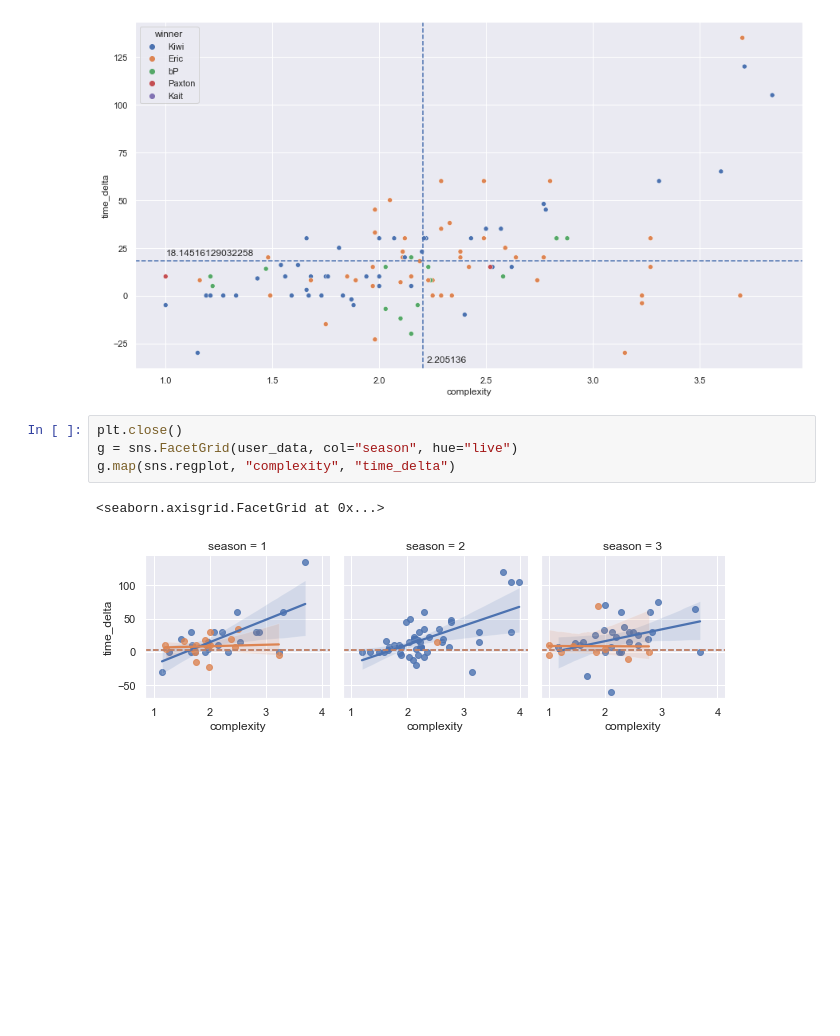
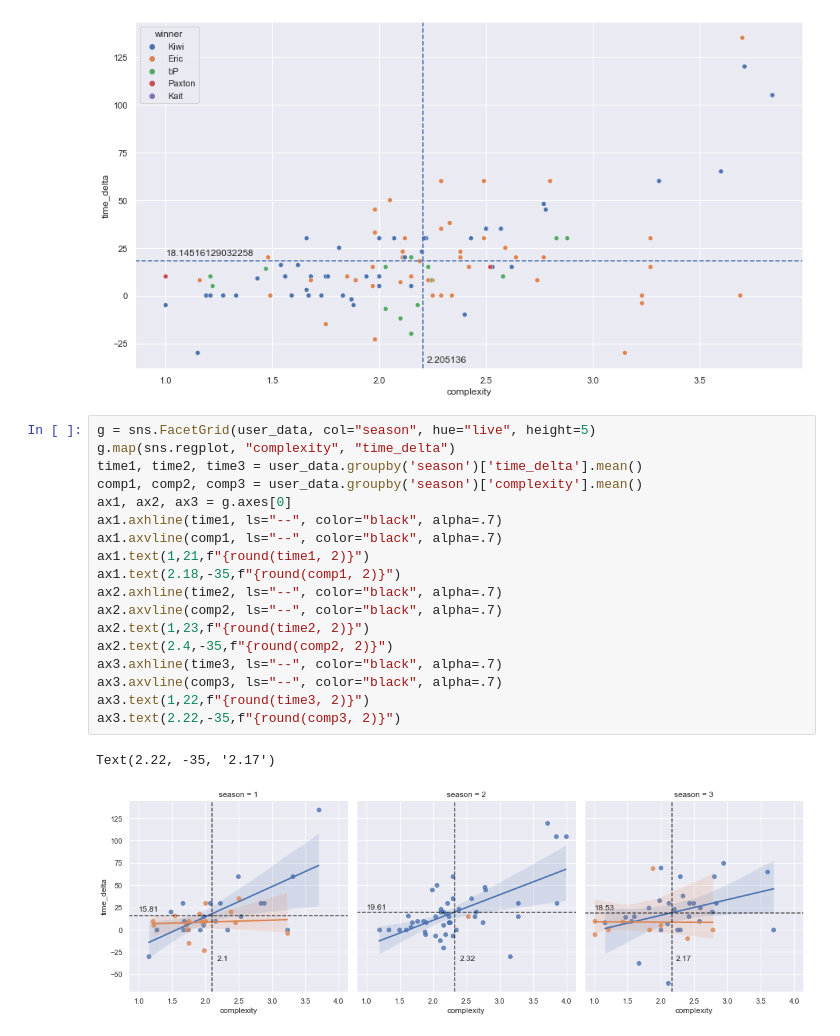
Before and after one commit to PNJaenichen/PNJaenichen.github.io, a Jupyter notebook: projects/firstTurnData/FTDataAnalysis.ipynb, the cells around one changed output. Cells and saved outputs as stored; diff of their text form; blank space fills up the shorter version.

Commit message:
added some additional libraries to the notebook and finished the time_delta/complexity charge

```diff
--- a/projects/firstTurnData/FTDataAnalysis.ipynb
+++ b/projects/firstTurnData/FTDataAnalysis.ipynb
@@ -48,10 +51,24 @@ plt.show()
 plt.close()
 # %% [output]
 [figure]
-# %%
-plt.close()
-g = sns.FacetGrid(user_data, col="season", hue="live")
-g.map(sns.regplot, "complexity", "time_delta")
-# %% [output]
-<seaborn.axisgrid.FacetGrid at 0x...>
-[figure, removed]
+# %%
+g = sns.FacetGrid(user_data, col="season", hue="live", height=5)
+g.map(sns.regplot, "complexity", "time_delta")
+time1, time2, time3 = user_data.groupby('season')['time_delta'].mean()
+comp1, comp2, comp3 = user_data.groupby('season')['complexity'].mean()
+ax1, ax2, ax3 = g.axes[0]
+ax1.axhline(time1, ls="--", color="black", alpha=.7)
+ax1.axvline(comp1, ls="--", color="black", alpha=.7)
+ax1.text(1,21,f"{round(time1, 2)}")
+ax1.text(2.18,-35,f"{round(comp1, 2)}")
+ax2.axhline(time2, ls="--", color="black", alpha=.7)
+ax2.axvline(comp2, ls="--", color="black", alpha=.7)
+ax2.text(1,23,f"{round(time2, 2)}")
+ax2.text(2.4,-35,f"{round(comp2, 2)}")
+ax3.axhline(time3, ls="--", color="black", alpha=.7)
+ax3.axvline(comp3, ls="--", color="black", alpha=.7)
+ax3.text(1,22,f"{round(time3, 2)}")
+ax3.text(2.22,-35,f"{round(comp3, 2)}")
+# %% [output]
+Text(2.22, -35, '2.17')
+[figure, added]
```
Also changed, not shown: parts of 1 cell of this notebook.
